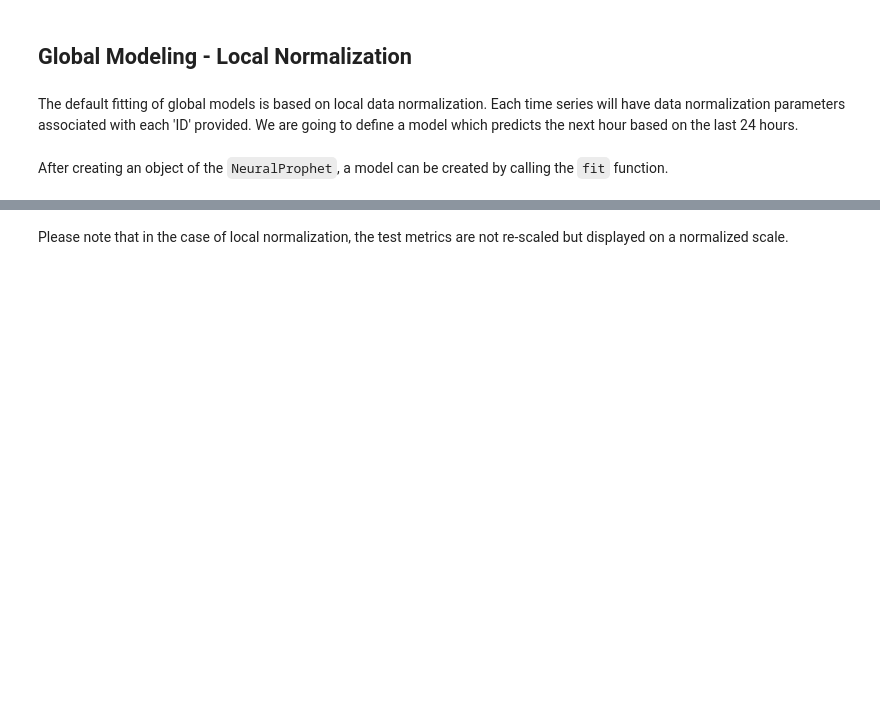
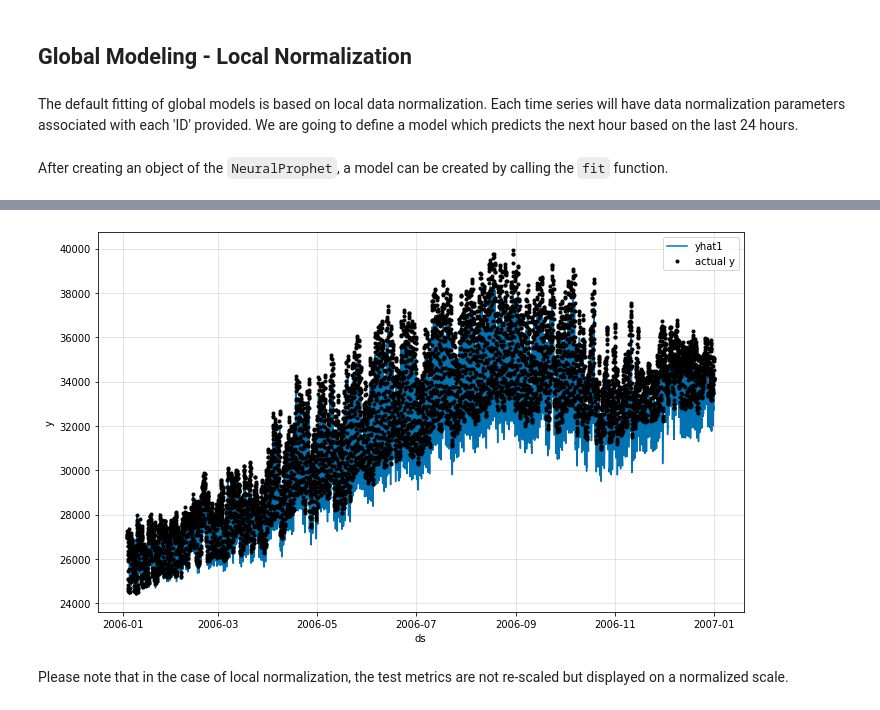
Before and after one commit to agarciadecorral/neural_prophet, a Jupyter notebook: tutorials/feature-use/global_modeling-Copy1.ipynb, the cells around one changed output, grey strips where cells are left out. Saved outputs shown, nothing was run; the diff lists cells and outputs as text; code cells hidden in the pictures; blank space fills up the shorter version.

```diff
--- a/tutorials/feature-use/global_modeling-Copy1.ipynb
+++ b/tutorials/feature-use/global_modeling-Copy1.ipynb
@@ -101,3 +110,7 @@ fig = m.plot(forecast[forecast['ID'] ==  'NORTH'])
+# %%
+fig = m.plot(forecast[forecast['ID'] ==  'COAST'])
+# %% [output]
+[figure, added]
 # %% [markdown]
 Please note that in the case of local normalization, the test metrics are not re-scaled but displayed on a normalized scale.
 # %%
```
Also changed, not shown: parts of 53 cells of this notebook, 8 other files.
